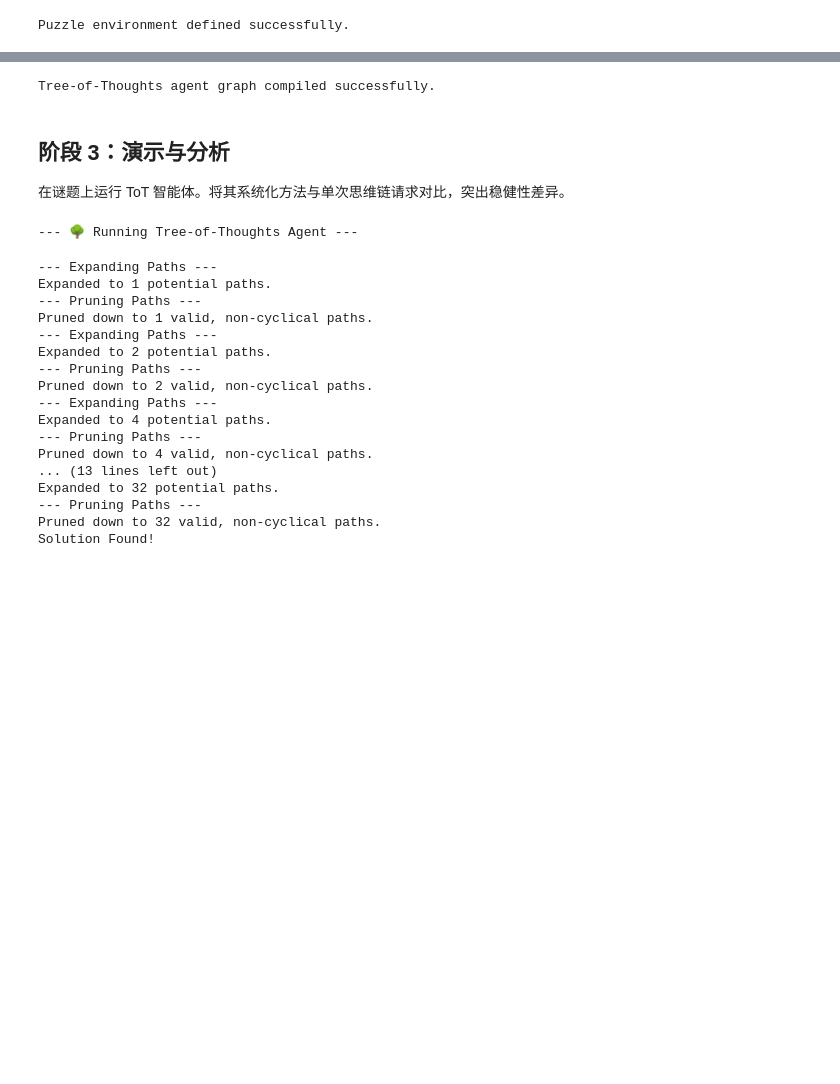
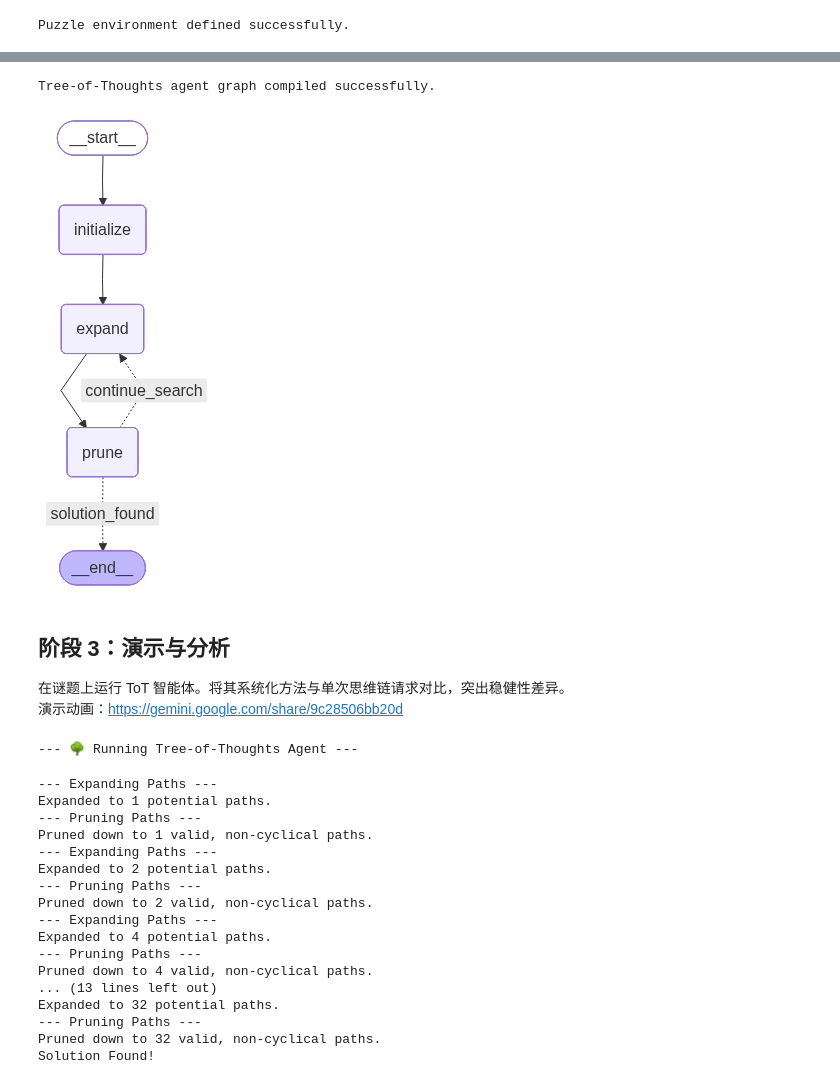
Before and after one commit to red568/agentic_architectures, a Jupyter notebook: 09_tree_of_thoughts.ipynb, the cells around one changed output, grey strips where cells are left out. Drawn from its saved outputs; the diff is of its cells as text; code cells hidden in the pictures; blank space fills up the shorter version.

```diff
--- a/09_tree_of_thoughts.ipynb
+++ b/09_tree_of_thoughts.ipynb
@@ -249,17 +265,18 @@ class ToTState(TypedDict):
     # We'll store the final solution here
     solution: Optional[List[PuzzleState]]
 
-# Graph Nodes
+# 初始化PuzzleState，并把它放在active_paths中，作为搜索的起点
 def initialize_search(state: ToTState) -> Dict[str, Any]:
     """Node to set up the initial state of the search."""
     initial_puzzle_state = PuzzleState()
     return {"active_paths": [[initial_puzzle_state]]}
 
+# 遍历树结构，将全部路径遍历出来，得到每条路径的最后一个状态，并根据这个状态生成下一步的可能动作，形成新的路径
 def expand_paths(state: ToTState) -> Dict[str, Any]:
     """The 'Thought Generator'. Expands each active path with a promising next move."""
     console.print("--- Expanding Paths ---")
     new_paths = []
-    choice_llm = llm.with_structured_output(MoveChoice)
+    choice_llm = llm.with_structured_output(MoveChoice, method="function_calling")
 
     prompt = ChatPromptTemplate.from_messages([
         ("system", "You are an expert logic puzzle solver. Your goal is to solve the Wolf, Goat, and Cabbage problem. Analyze the current path and choose the most promising next move from the list of options to reach the goal."),
@@ -285,6 +302,8 @@ def expand_paths(state: ToTState) -> Dict[str, Any]:
     console.print(f"[cyan]Expanded to {len(new_paths)} potential paths.[/cyan]")
     return {"active_paths": new_paths}
 
+
+# 评估器进行评估，评估每一步的合理性，剪枝掉不合理的路径（比如出现循环的路径），把符合条件的结果放到active_paths，最后的结果是最新一条paths
 def prune_paths(state: ToTState) -> Dict[str, Any]:
     """The 'State Evaluator'. Prunes paths that are invalid or contain cycles."""
     console.print("--- Pruning Paths ---")
@@ -300,7 +319,7 @@ def prune_paths(state: ToTState) -> Dict[str, Any]:
     console.print(f"[green]Pruned down to {len(pruned_paths)} valid, non-cyclical paths.[/green]")
     return {"active_paths": pruned_paths}
 
-# Conditional Node
+# Solution Check Node 判断最后是否达成了解题结果
 def check_for_solution(state: ToTState) -> str:
     """Checks if any path has reached the goal and routes execution."""
     for path in state['active_paths']:
@@ -308,37 +327,42 @@ def check_for_solution(state: ToTState) -> str:
             console.print("[bold green]Solution Found![/bold green]")
             # Side effect: update the solution in the state. LangGraph copies this out.
             state['solution'] = path
             return "solution_found"
     return "continue_search"
 
 # Build the graph
 workflow = StateGraph(ToTState)
 
 workflow.add_node("initialize", initialize_search)
 workflow.add_node("expand", expand_paths)
 workflow.add_node("prune", prune_paths)
 
 workflow.set_entry_point("initialize")
 workflow.add_edge("initialize", "expand")
 workflow.add_edge("expand", "prune")
 
 workflow.add_conditional_edges(
     "prune",
     check_for_solution,
     {
         "solution_found": END,
         "continue_search": "expand"
     }
 )
 
 tot_agent = workflow.compile()
 print("Tree-of-Thoughts agent graph compiled successfully.")
+
+from IPython.display import Image, display
+display(Image(tot_agent.get_graph().draw_mermaid_png()))
 # %% [output]
 Tree-of-Thoughts agent graph compiled successfully.
+[figure, added]
 # %% [markdown]
 ## 阶段 3：演示与分析
 
 在谜题上运行 ToT 智能体。将其系统化方法与单次思维链请求对比，突出稳健性差异。
+演示动画：https://gemini.google.com/share/9c28506bb20d
 # %%
 problem = "A farmer wants to cross a river with a wolf, a goat, and a cabbage. The boat can only carry the farmer and one other item. The farmer cannot leave the wolf alone with the goat, nor the goat alone with the cabbage. How can the farmer get everyone across safely?"
 
```
Also changed, not shown: parts of 9 cells of this notebook, 1 other file.
